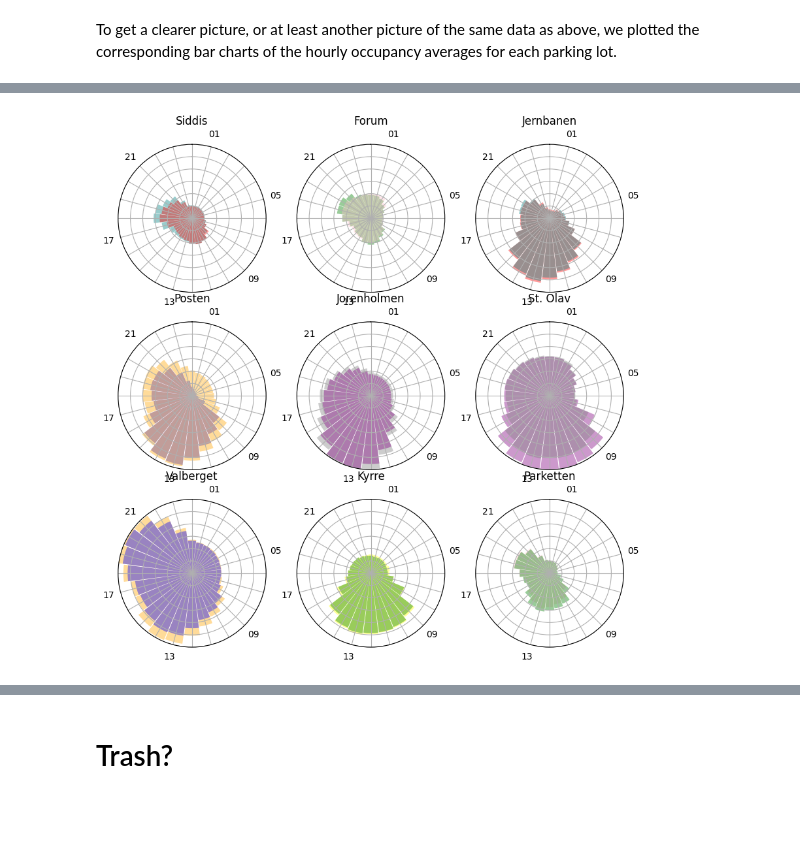
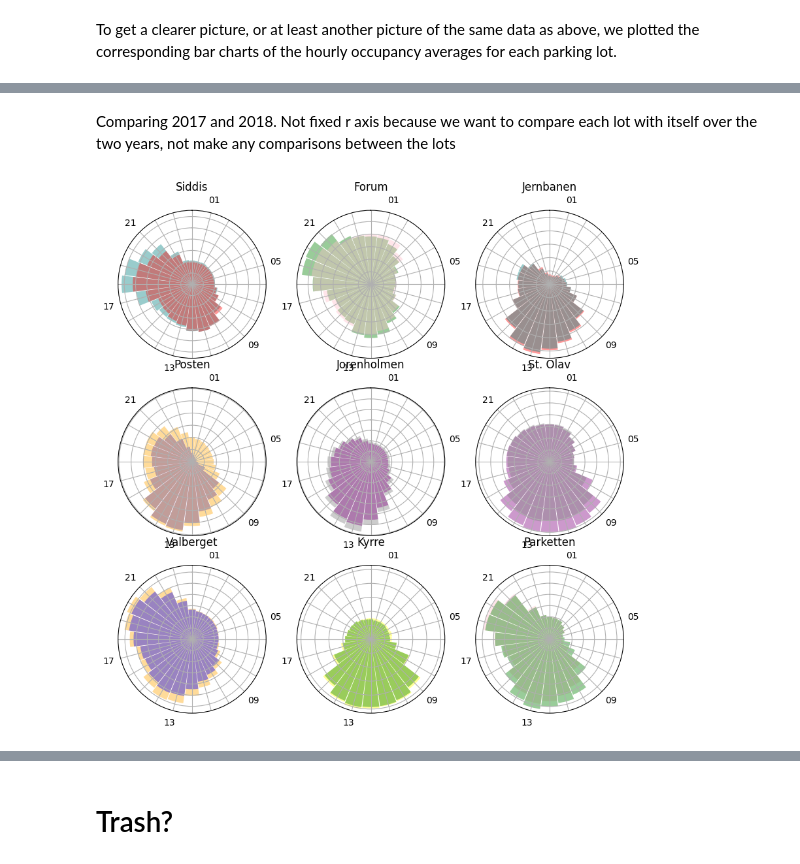
Before and after one commit to lenelise/stavanger_parkinglots, a Jupyter notebook: parking.ipynb, the cells around one changed output, grey strips where cells are left out. Cells and saved outputs as stored; diff of their text form; code cells hidden in the pictures; blank space fills up the shorter version.

```diff
--- a/parking.ipynb
+++ b/parking.ipynb
@@ -214,7 +214,7 @@ Observe that
 - Kyrre has only a small part of the day with a significatn number of cars, which seems to be between 9 AM and 15 PM
 - The parking lots that seems to be most used, at least in terms of precentage used, is St.Olav, Posten and Valberget
 # %%
-fig, ax = plt.subplots(3,3,figsize=(9,9), subplot_kw={'projection': 'polar'}, squeeze=False)
+fig, ax = plt.subplots(3,3,figsize=(10,10), subplot_kw={'projection': 'polar'}, squeeze=False)
 
 i = 0
 j = 0
@@ -244,7 +244,7 @@ plt.show()
 # %% [markdown]
 To get a clearer picture, or at least another picture of the same data as above, we plotted the corresponding bar charts of the hourly occupancy averages for each parking lot.
 # %%
-fig, ax = plt.subplots(3,3,figsize=(10,10))
+fig, ax = plt.subplots(3,3,figsize=(10,10), sharey=True)
 
 n_bins = 24
 i = 0
@@ -264,29 +264,32 @@ plt.show()
+# %% [markdown]
+Comparing 2017 and 2018.
+Not fixed r axis because we want to compare each lot with itself over the two years, not make any comparisons between the lots
 # %%
 fig, ax = plt.subplots(3,3,figsize=(10,10), subplot_kw={'projection': 'polar'}, squeeze=False)
 
 i = 0
 j = 0
 for k in range(9):
     ax[i,j].bar(angles, parkinglots_hourly_avg_2017[k].values, width=0.25, color=colors[k], alpha=0.4, label=parkinglots[k]) #alpha styrer gjennomsiktighetsgraden
     ax[i,j].bar(angles, parkinglots_hourly_avg_2018[k].values, width=0.25, color=colors2[k], alpha=0.4, label=parkinglots[k]) #alpha styrer gjennomsiktighetsgraden
     ax[i,j].set_title(parkinglots[k])
 
     ax[i,j].set_xticks(angles)
     ax[i,j].set_xticklabels(hours_every_four)
     # ax[i,j].set_xticklabels([])
     ax[i,j].set_yticklabels([])
 
-    ax[i,j].set_rlim(0,0.6) #fixing the r-axis so all subplots have the same
+    # ax[i,j].set_rlim(0,0.6) #fixing the r-axis so all subplots have the same
 
     ax[i,j].set_theta_direction(-1)       # Clockwise
     ax[i,j].set_theta_zero_location("N")  # 12 o'clock starts at top
 
     j += 1
 
     if j == 3:
         i += 1
         j = 0
 
 plt.show()
 # %% [output]
-[figure, old version]
+[figure, new version]
```
Also changed, not shown: parts of 4 cells of this notebook, 1 other file.
